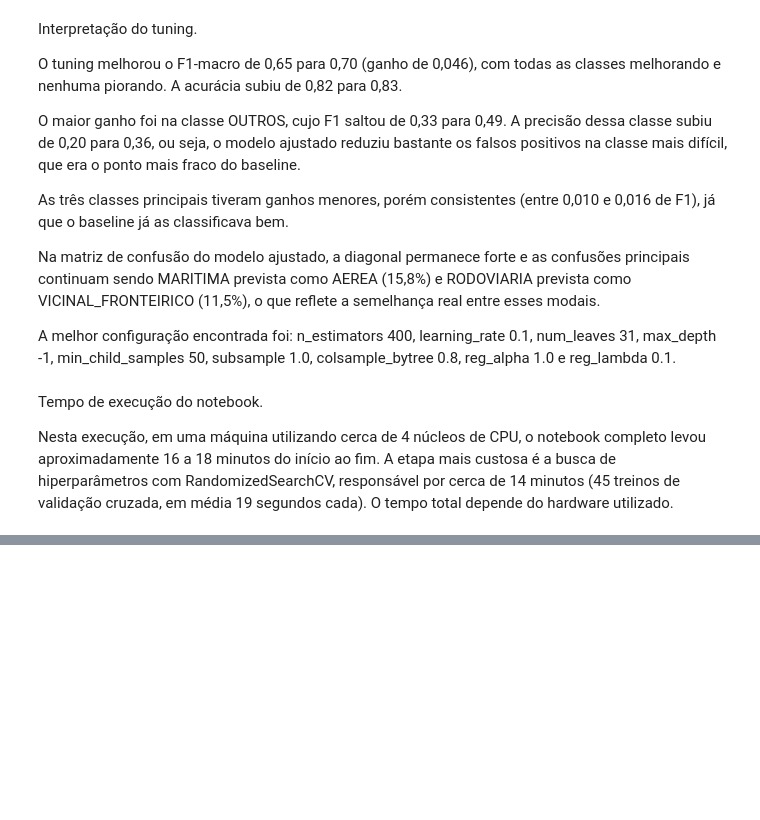
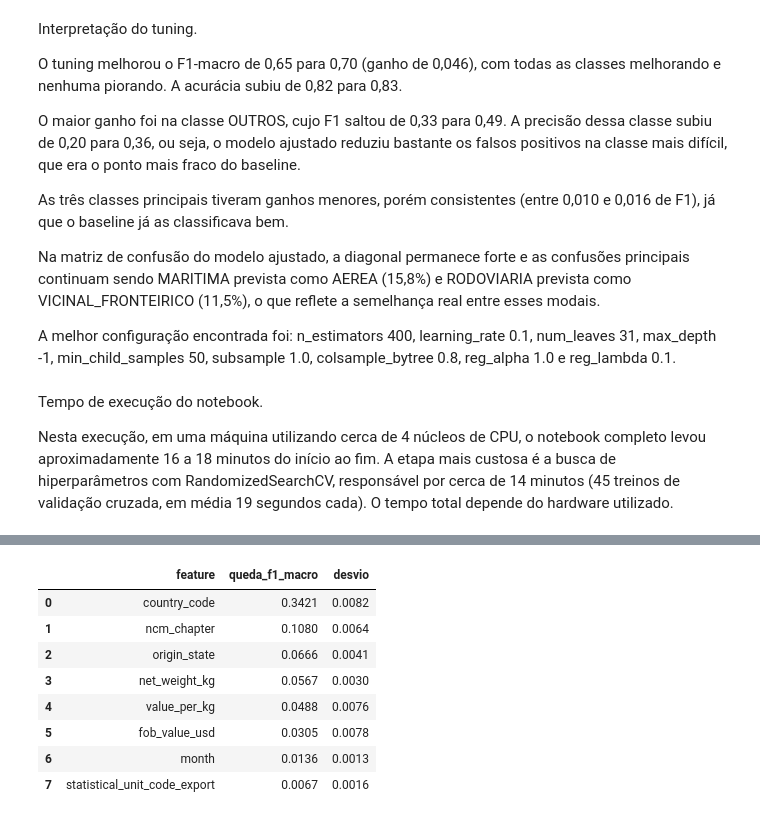
Before and after one commit to PamLissa/br-foreign-trade-analysis, a Jupyter notebook: milestone-4/notebooks/lightgbm_modeling.ipynb, the cells around one changed output, grey strips where cells are left out. Cells and saved outputs as stored; diff of their text form; code cells hidden in the pictures; blank space fills up the shorter version.

```diff
--- a/milestone-4/notebooks/lightgbm_modeling.ipynb
+++ b/milestone-4/notebooks/lightgbm_modeling.ipynb
@@ -584,0 +633,25 @@ Nesta execução, em uma máquina utilizando cerca de 4 núcleos de CPU, o noteb
+# %%
+from sklearn.inspection import permutation_importance
+
+# Amostra estratificada do teste para acelerar a permutation importance
+X_perm, _, y_perm, _ = train_test_split(
+    X_test, y_test, train_size=50_000, random_state=RANDOM_STATE, stratify=y_test)
+perm = permutation_importance(
+    tuned, X_perm, y_perm, scoring='f1_macro', n_repeats=5,
+    random_state=RANDOM_STATE, n_jobs=1)
+imp_perm = pd.DataFrame({
+    'feature': list(X_perm.columns),
+    'queda_f1_macro': perm.importances_mean.round(4),
+    'desvio': perm.importances_std.round(4),
+}).sort_values('queda_f1_macro', ascending=False).reset_index(drop=True)
+imp_perm
+# %% [output]
+|  | feature | queda_f1_macro | desvio |
+| 0 | country_code | 0.3421 | 0.0082 |
+| 1 | ncm_chapter | 0.1080 | 0.0064 |
+| 2 | origin_state | 0.0666 | 0.0041 |
+| 3 | net_weight_kg | 0.0567 | 0.0030 |
+| 4 | value_per_kg | 0.0488 | 0.0076 |
+| 5 | fob_value_usd | 0.0305 | 0.0078 |
+| 6 | month | 0.0136 | 0.0013 |
+| 7 | statistical_unit_code_export | 0.0067 | 0.0016 |
```
Also changed, not shown: parts of 5 cells of this notebook.
